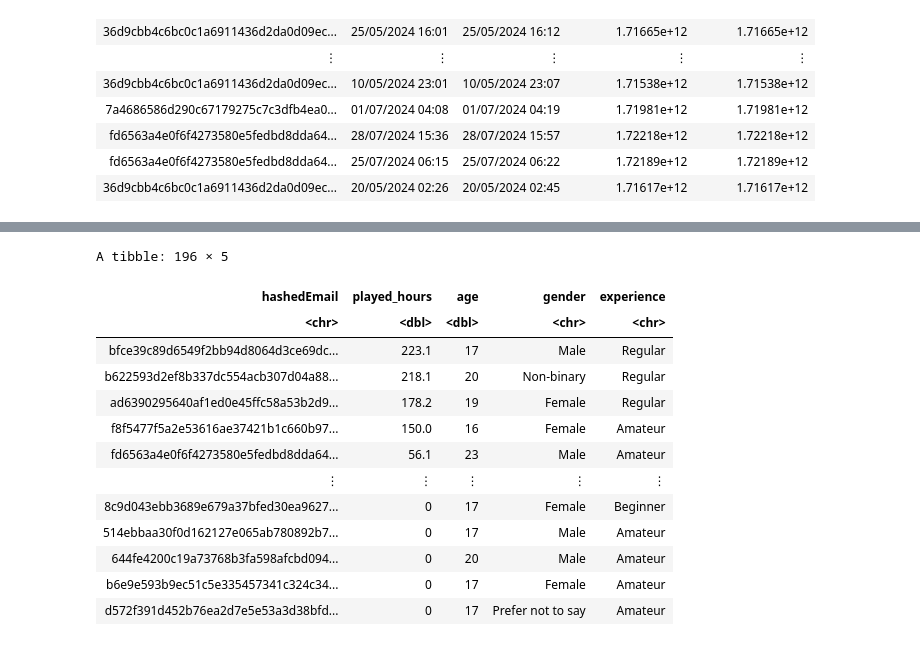
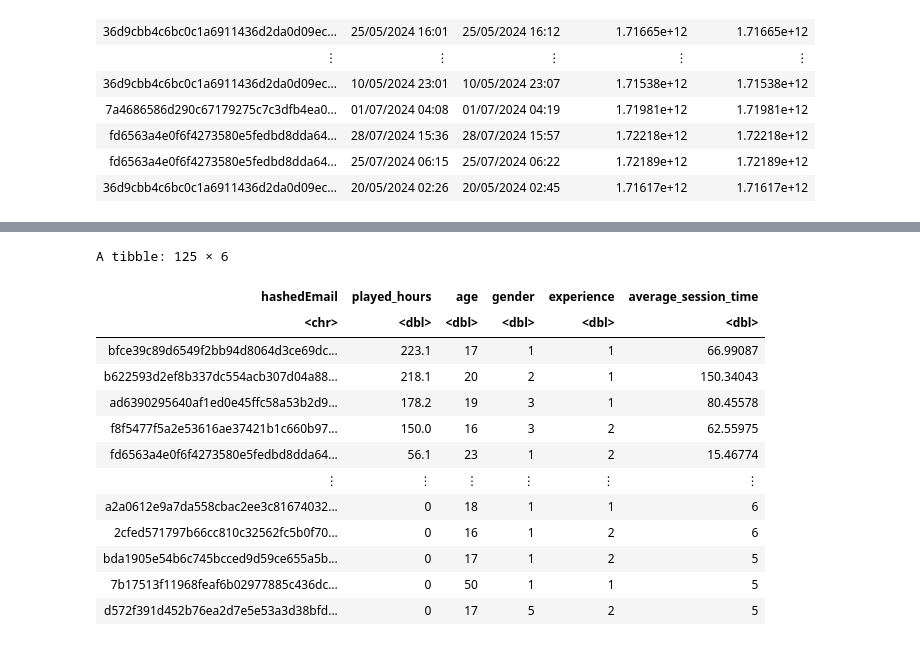
Before and after one commit to Michaele0128/Final_Project, a Jupyter notebook: Final Project.ipynb, the cells around one changed output, grey strips where cells are left out. Drawn from its saved outputs; the diff is of its cells as text; code cells hidden in the pictures.

```diff
--- a/Final Project.ipynb
+++ b/Final Project.ipynb
@@ -61,3 +79,19 @@ A spec_tbl_df: 1535 × 5
 | fd6563a4e0f6f4273580e5fedbd8dda64... | 28/07/2024 15:36 | 28/07/2024 15:57 | 1.72218e+12 | 1.72218e+12 |
 | fd6563a4e0f6f4273580e5fedbd8dda64... | 25/07/2024 06:15 | 25/07/2024 06:22 | 1.72189e+12 | 1.72189e+12 |
 | 36d9cbb4c6bc0c1a6911436d2da0d09ec... | 20/05/2024 02:26 | 20/05/2024 02:45 | 1.71617e+12 | 1.71617e+12 |
+# %%
+# Tidying up the sessions dataset
+sessions_tidy <- sessions |>
+select(hashedEmail, start_time, end_time) |>
+filter(na.rm = TRUE)
+# Since we only need the average session time per user, let's calculate that.
+sessions_tidy <- sessions_tidy |>
+mutate(start_time_numeric = as.numeric(as.POSIXct(start_time, format="%d/%m/%Y  %H:%M"))) |>
+mutate(end_time_numeric = as.numeric(as.POSIXct(end_time, format="%d/%m/%Y  %H:%M"))) |>
+mutate(session_length = (end_time_numeric - start_time_numeric)/60)
+average_session_length <- sessions_tidy |>
+group_by(hashedEmail) |>
+summarise(average_session_time = mean(session_length, na.rm = TRUE))
+# Moving the average_session_length column to the players dataset (SOURCE: https://stat545.com/join-cheatsheet.html - from the "Additional Resources" section of Chapter 3 in the book)
+players_merged <- inner_join(players, average_session_length, join_by(hashedEmail))
+players_merged
@@ -64,25 +113,27 @@ A spec_tbl_df: 1535 × 5
 # %%
 # Tidying up the players dataset
-players_tidy <- players |>
-select(experience, hashedEmail, played_hours, gender, age) |>
+players_tidy <- players_merged |>
+select(experience, hashedEmail, played_hours, gender, age, average_session_time) |>
 filter(na.rm = TRUE) |>
 relocate(experience, .after = gender) |>
 relocate(age, .after = played_hours) |>
-arrange(desc(played_hours))
+arrange(desc(played_hours)) |>
+mutate(gender = as.numeric((as_factor(gender)))) |>
+mutate(experience = as.numeric((as_factor(experience))))
 players_tidy
 # %% [output]
-A tibble: 196 × 5
+A tibble: 125 × 6
-| hashedEmail | played_hours | age | gender | experience |
-| <chr> | <dbl> | <dbl> | <chr> | <chr> |
-| bfce39c89d6549f2bb94d8064d3ce69dc... | 223.1 | 17 | Male | Regular |
-| b622593d2ef8b337dc554acb307d04a88... | 218.1 | 20 | Non-binary | Regular |
-| ad6390295640af1ed0e45ffc58a53b2d9... | 178.2 | 19 | Female | Regular |
-| f8f5477f5a2e53616ae37421b1c660b97... | 150.0 | 16 | Female | Amateur |
-| fd6563a4e0f6f4273580e5fedbd8dda64... | 56.1 | 23 | Male | Amateur |
-| ⋮ | ⋮ | ⋮ | ⋮ | ⋮ |
-| 8c9d043ebb3689e679a37bfed30ea9627... | 0 | 17 | Female | Beginner |
-| 514ebbaa30f0d162127e065ab780892b7... | 0 | 17 | Male | Amateur |
-| 644fe4200c19a73768b3fa598afcbd094... | 0 | 20 | Male | Amateur |
-| b6e9e593b9ec51c5e335457341c324c34... | 0 | 17 | Female | Amateur |
-| d572f391d452b76ea2d7e5e53a3d38bfd... | 0 | 17 | Prefer not to say | Amateur |
+| hashedEmail | played_hours | age | gender | experience | average_session_time |
+| <chr> | <dbl> | <dbl> | <dbl> | <dbl> | <dbl> |
+| bfce39c89d6549f2bb94d8064d3ce69dc... | 223.1 | 17 | 1 | 1 | 66.99087 |
+| b622593d2ef8b337dc554acb307d04a88... | 218.1 | 20 | 2 | 1 | 150.34043 |
+| ad6390295640af1ed0e45ffc58a53b2d9... | 178.2 | 19 | 3 | 1 | 80.45578 |
+| f8f5477f5a2e53616ae37421b1c660b97... | 150.0 | 16 | 3 | 2 | 62.55975 |
+| fd6563a4e0f6f4273580e5fedbd8dda64... | 56.1 | 23 | 1 | 2 | 15.46774 |
+| ⋮ | ⋮ | ⋮ | ⋮ | ⋮ | ⋮ |
+| a2a0612e9a7da558cbac2ee3c81674032... | 0 | 18 | 1 | 1 | 6 |
+| 2cfed571797b66cc810c32562fc5b0f70... | 0 | 16 | 1 | 2 | 6 |
+| bda1905e54b6c745bcced9d59ce655a5b... | 0 | 17 | 1 | 2 | 5 |
+| 7b17513f11968feaf6b02977885c436dc... | 0 | 50 | 1 | 1 | 5 |
+| d572f391d452b76ea2d7e5e53a3d38bfd... | 0 | 17 | 5 | 2 | 5 |
 # %%
```
Also changed, not shown: parts of 6 cells of this notebook.
